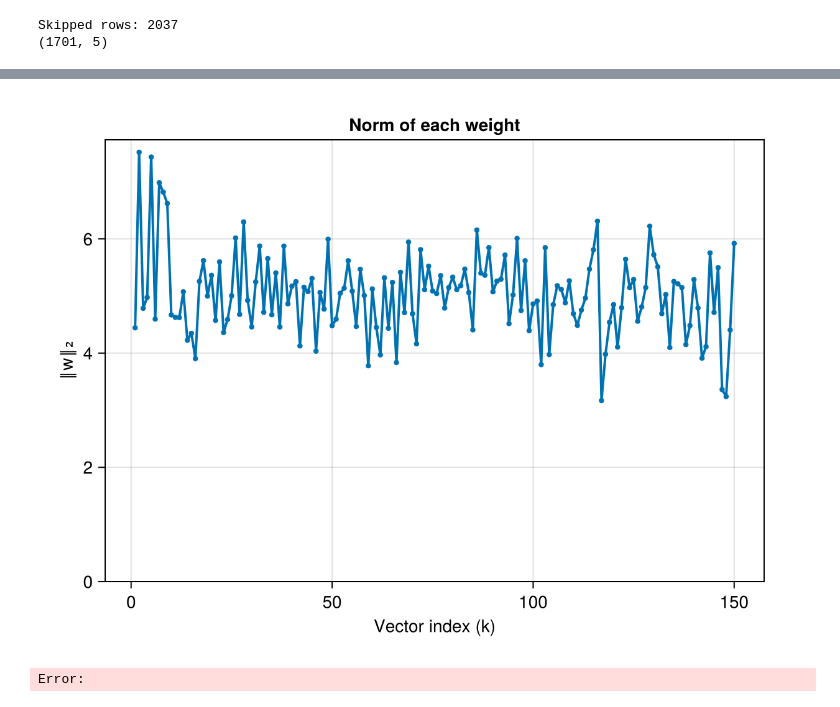
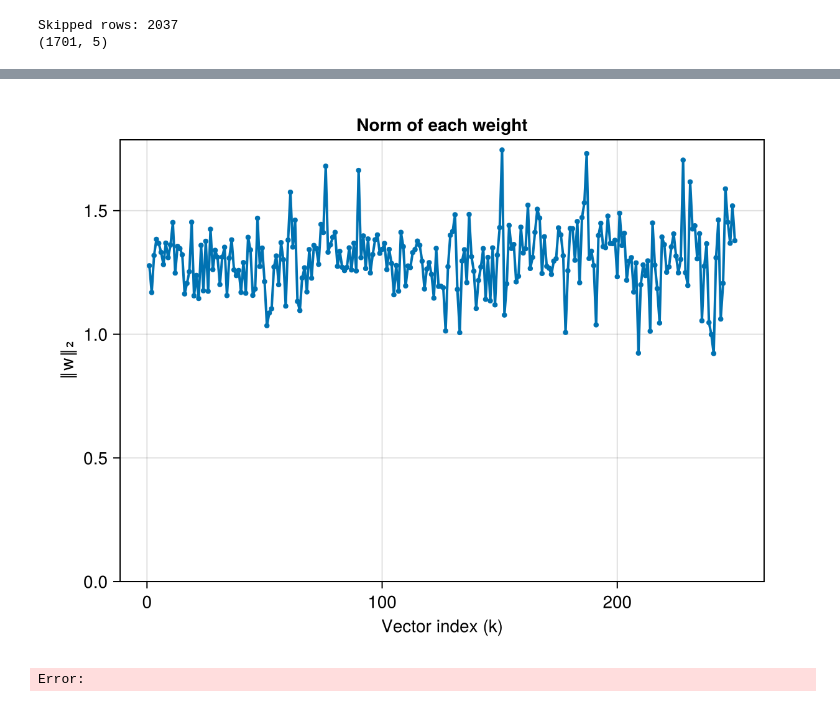
Before and after one commit to JacopoBoccato/bind_RBM, a Jupyter notebook: notebooks/converge_check.ipynb, the cells around one changed output, grey strips where cells are left out. Drawn from its saved outputs; the diff is of its cells as text; code cells hidden in the pictures.

```diff
--- a/notebooks/converge_check.ipynb
+++ b/notebooks/converge_check.ipynb
@@ -8,22 +14,22 @@ using Statistics: mean, cov, std, var, cor
 using LinearAlgebra: norm
 const ALPHABET = "ACDEFGHIKLMNPQRSTVWY-"
 alphabet_dict = Dict(c => i for (i, c) in enumerate(ALPHABET))
+split_idx = 81
 using JLD2
 using MultivariateStats
-using MLJ, MLJLinearModels, CategoricalArrays
+using MLJ, MLJLinearModels
 using Random: MersenneTwister, shuffle, bitrand
 using DataFrames
 using Logging
 using SequenceLogos
-using PyPlot
 using XLSX
 alphabet = collect("ACDEFGHIKLMNPQRSTVWY-")
-include("specificity_helpers.jl")
+using bind_RBM: plot_model_vs_data
 split_lookup = Dict(
-    "Binary_f.jld2"        =>1,
-    "Binary_f_5.jld2"        =>5,
-    "Binary_f_10.jld2"        =>10,
-    "Binary_f_15.jld2"        =>15,
+    "Binary_f_fs_7.jld2"        =>7,
+    "Binary_f_fs_5.jld2"        =>5,
+    "Binary_f_fs_10.jld2"        =>10,
+    "Binary_f_fs_15.jld2"        =>15,
     "Binary_fs_20.jld2"        =>20,
     "Binary_fs_5.jld2"        =>5,
     "Binary_fs_10.jld2"        =>10,
@@ -292,13 +341,14 @@ plot_rbms_convergence(
 # %%
 using JLD2
-pdz_pep_data = JLD2.load("pdz_pep_matrices_fast.jld2")
+using XLSX
+pdz_pep_data = JLD2.load("/home/jboccato/Projects/bind_RBM/artifacts/data/labelled/pdz_pep_matrices_fast.jld2")
 
 V_matrix = pdz_pep_data["V_general"]  # Peptide embedding matrix
 U_matrix = pdz_pep_data["U_general"]  # PDZ embedding matrix
 
 
-filename_1 = "output.txt"
-Gogl_seq, classes = filter_lookup_concat("PDZ_2022.xlsx", "PDZ_2022_final.xlsx", 4)
+filename_1 = "/home/jboccato/Projects/bind_RBM/artifacts/data/labelled/output.txt"
+Gogl_seq, classes = filter_lookup_concat("/home/jboccato/Projects/bind_RBM/artifacts/data/labelled/PDZ_2022.xlsx", "/home/jboccato/Projects/bind_RBM/artifacts/data/labelled/PDZ_2022_final.xlsx", 4)
 
 receptor_str, ligand_str, bind_vec = read_binding_file(filename_1)
 label_Stiffler = receptor_str .* ligand_str
@@ -324,35 +451,35 @@ Skipped rows: 2037
 # %%
 function plot_slice_norms(A)
     @assert ndims(A) == 3 "Input must be a 3D array"
 
     norms = [norm(vec(A[:, :, k])) for k in 1:size(A, 3)]
 
     # Check for very small norms
     threshold = 1e-8
     small_indices = findall(<(threshold), norms)
     if !isempty(small_indices)
         println("⚠️ Warning: Norms below $threshold detected at indices: $(small_indices)")
     end
 
     fig = Figure()
     ax = Axis(
         fig[1,1],
         xlabel = "Vector index (k)",
         ylabel = "‖w‖₂",
         title = "Norm of each weight",
         limits = (nothing, nothing, 0, nothing)  # <-- Set y-axis to start at 0
     )
 
     lines!(ax, 1:length(norms), norms, linewidth=2)
     scatter!(ax, 1:length(norms), norms, markersize=6)
 
     return fig
 end
 
-rbm = load_object("/home/jacopo/PDZ/rbms_fs_correct/Binary_fs_10_correct.jld2")
+rbm = load_object("/home/jboccato/Projects/bind_RBM/artifacts/rbms_ReLU/ReLU_f_fs_15.jld2")
 plot_slice_norms(rbm.w)
 # %% [output]
-[figure, old version]
+[figure, new version]
 # %%
 rbm = load_object("/home/jacopo/PDZ/rbms_fs_correct/Binary_fs_10_correct.jld2")
 
```
Also changed, not shown: parts of 11 cells of this notebook, 35 other files.
